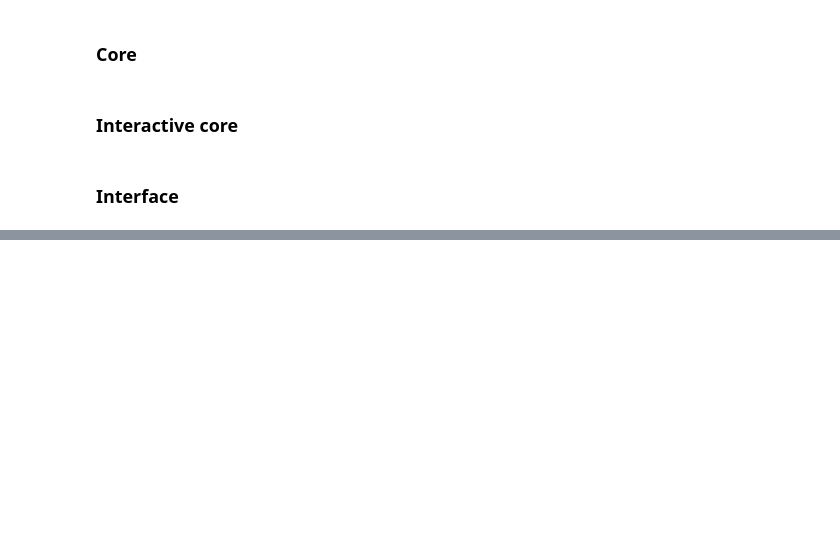
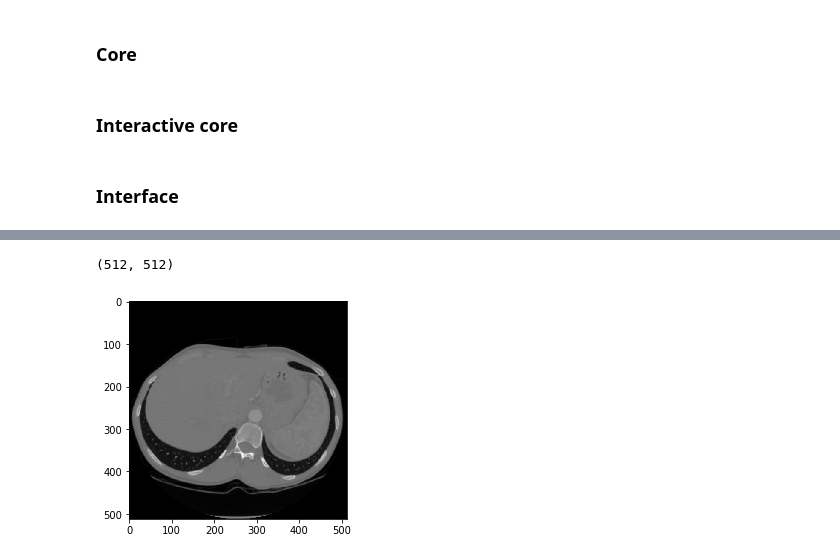
Before and after one commit to damianhorna/backprojection-tomography, a Jupyter notebook: interactive-with-intermediate-steps.ipynb, the cells around one changed output, grey strips where cells are left out. Saved outputs shown, nothing was run; the diff lists cells and outputs as text; code cells hidden in the pictures; blank space fills up the shorter version.

```diff
--- a/interactive-with-intermediate-steps.ipynb
+++ b/interactive-with-intermediate-steps.ipynb
@@ -343,0 +351,8 @@ Generating sinogram...
+# %%
+dataset = pydicom.dcmread('img/ex1.dcm')
+dic = dataset.pixel_array
+plt.imshow(dic, cmap='gray')
+dic.shape
+# %% [output]
+(512, 512)
+[figure, added]
```
Also changed, not shown: parts of 3 cells of this notebook, 7 other files.
